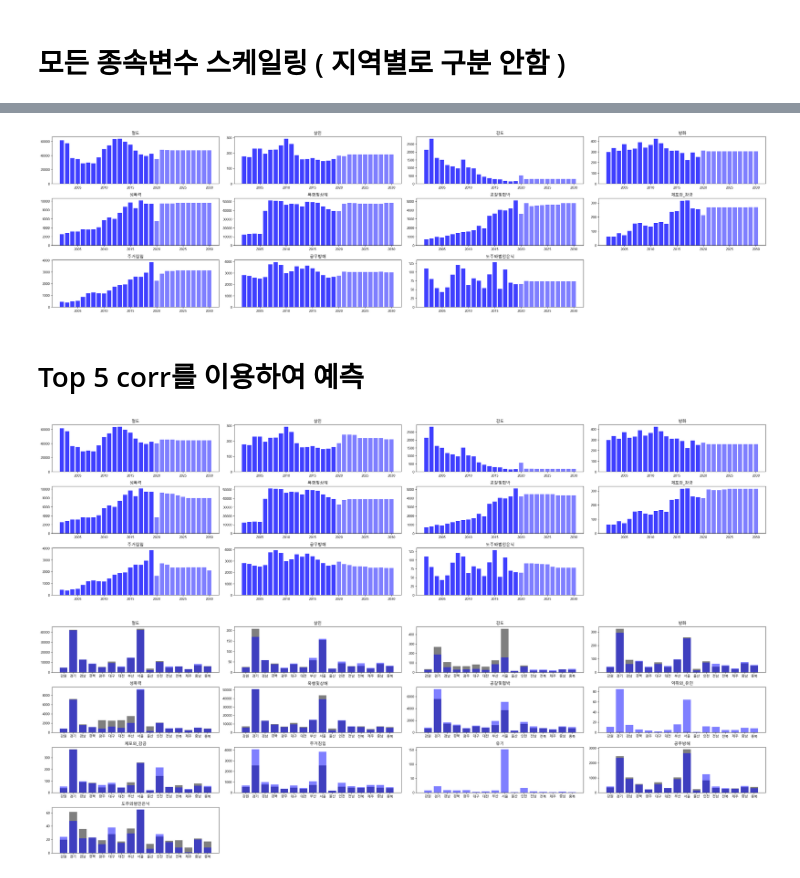
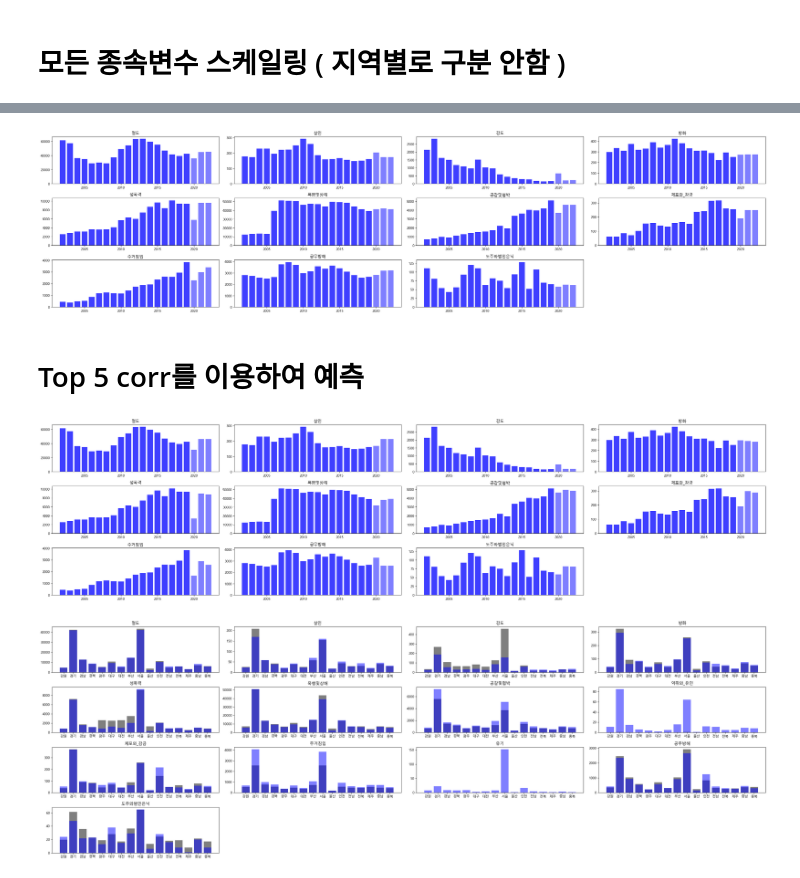
Before and after one commit to bapadapa/IITP_Project, a Jupyter notebook: finalProject/code/ML_learning.ipynb, the cells around one changed output, grey strips where cells are left out. Drawn from its saved outputs; the diff is of its cells as text; code cells hidden in the pictures.

```diff
--- a/finalProject/code/ML_learning.ipynb
+++ b/finalProject/code/ML_learning.ipynb
@@ -582,7 +582,7 @@ df = csv.read_csv(config['data_path']+ 'csv/cleaned/crime_merged.csv').to_pandas
 df.columns =  list(map(transColName,df.columns))
 y = df[(df.년도 >= 2002)&(df.년도 <= 2019)&(df.시도 != '세종')].iloc[:,:15].sort_values(by = ['시도','년도']).reset_index(drop=True)
 
-xgboost_tuned = csv.read_csv('xgboost_tuned.csv').to_pandas()
+xgboost_tuned = csv.read_csv(config['data_path']+ 'csv/cleaned/xgboost_tuned.csv').to_pandas()
 xgboost_tuned = xgboost_tuned.iloc[:,1:]
 xgboost_tuned = xgboost_tuned[xgboost_tuned['crime'] != '범죄소계']
 
@@ -736,7 +722,7 @@ df.columns =  list(map(transColName,df.columns))
 y = df[(df.년도 >= 2002)&(df.년도 <= 2019)&(df.시도 != '세종')].iloc[:,:15].sort_values(by = ['시도','년도']).reset_index(drop=True)
 
 # xgboost_tuned = csv.read_csv('xgboost_tuned.csv').to_pandas()
-xgboost_tuned = csv.read_csv('xgboost_tuned_mean_scaled.csv').to_pandas()
+xgboost_tuned = csv.read_csv(config['data_path']+ 'csv/cleaned/xgboost_tuned_mean_scaled.csv').to_pandas()
 xgboost_tuned = xgboost_tuned.iloc[:,1:]
 xgboost_tuned = xgboost_tuned[xgboost_tuned['crime'] != '범죄소계']
 
@@ -765,15 +751,17 @@ result = pd.concat([y,result])
 result.sort_values(by = ['시도','년도'],inplace= True)
 result = result.drop(['유기','약취와_유인'],axis =1 )
 y = y.drop(['유기','약취와_유인'],axis =1 )
-result.to_csv(config['data_path']+ 'csv/semicleaned/crime_predicted_xgboost_mean_scaled.csv',encoding="utf-8-sig",index=False)
+# result.to_csv(config['data_path']+ 'csv/semicleaned/crime_predicted_xgboost_mean_scaled.csv',encoding="utf-8-sig",index=False)
+result = result[result.년도  <= 2022]
 plot_('서울')
 # %% [output]
-[figure, old version]
+[figure, new version]
 # %% [markdown]
 # Top 5 corr를 이용하여 예측
 # %%
 # MinMaxScale1 모든 지역으로 스케일링 Top 5칼럼
 from sklearn.preprocessing import MinMaxScaler
+import ast
 scaler = MinMaxScaler()
 
 mean_predict = csv.read_csv(config['data_path']+ 'csv/cleaned/independent/mean_predict.csv').to_pandas()
@@ -797,7 +785,7 @@ df.columns =  list(map(transColName,df.columns))
 y = df[(df.년도 >= 2002)&(df.년도 <= 2019)&(df.시도 != '세종')].iloc[:,:15].sort_values(by = ['시도','년도']).reset_index(drop=True)
 
 # xgboost_tuned = csv.read_csv('xgboost_tuned.csv').to_pandas()
-xgboost_tuned = csv.read_csv('xgboost_tuned_mean_scaled.csv').to_pandas()
+xgboost_tuned = csv.read_csv(config['data_path']+ 'csv/cleaned/xgboost_tuned_mean_scaled.csv').to_pandas()
 xgboost_tuned = xgboost_tuned.iloc[:,1:]
 xgboost_tuned = xgboost_tuned[xgboost_tuned['crime'] != '범죄소계']
 
@@ -809,35 +797,36 @@ for tuned in xgboost_tuned.itertuples():
     xgb_model = XGBRegressor(
         colsample_bytree = tuned[1],
         gamma = tuned[2],
         learning_rate = tuned[3],
         max_depth = tuned[4],
         min_child_weight = tuned[5],
         n_estimators = tuned[6],
         objective = tuned[7],
         subsample = tuned[8]
     )
     x_train, x_test ,y_train,y_test = train_test_split(
         # x.iloc[:,2:][ast.literal_eval(top_five_[top_five_.범죄 == tuned[9]].칼럼리스트.values[0])],
         x[ast.literal_eval(top_five_[top_five_['범죄'] == tuned[9]]['칼럼리스트'].values[0])],
         y[tuned[9]],
         test_size=.2
         )
     xgb_model.fit(x_train, y_train, early_stopping_rounds=5, eval_set=[(x_test, y_test)], verbose=False)
     # result[tuned[9]] = xgb_model.predict(predict.iloc[:,2:])
     result[tuned[9]] = xgb_model.predict(predict[ast.literal_eval(top_five_[top_five_.범죄 == tuned[9]].칼럼리스트.values[0])])
 
 result['시도'] = predict.시도
 result['년도'] = predict.년도
 result = result[result.columns[-2:].append(result.columns[:-2])]
 
 result = pd.concat([y,result])
 result.sort_values(by = ['시도','년도'],inplace= True)
 result = result.drop(['유기','약취와_유인'],axis =1 )
 y = y.drop(['유기','약취와_유인'],axis =1 )
-result.to_csv(config['data_path']+ 'csv/semicleaned/crime_predicted_xgboost_mean_scaled_top_5.csv',encoding="utf-8-sig",index=False)
+# result.to_csv(config['data_path']+ 'csv/semicleaned/crime_predicted_xgboost_mean_scaled_top_5.csv',encoding="utf-8-sig",index=False)
+result = result[result.년도  <= 2022]
 plot_('서울')
 # %% [output]
-[figure, old version]
+[figure, new version]
 # %%
 from matplotlib import font_manager,rc
 from matplotlib import pyplot as plt
```
Also changed, not shown: parts of 2 cells of this notebook, 3 other files.
